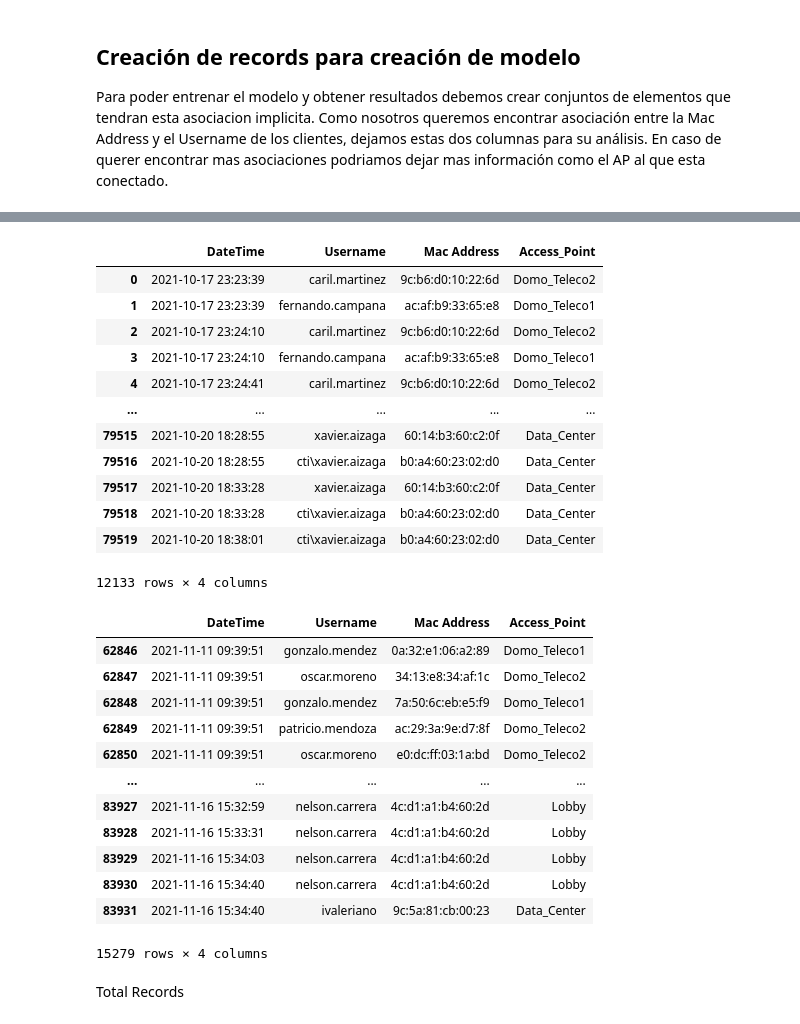
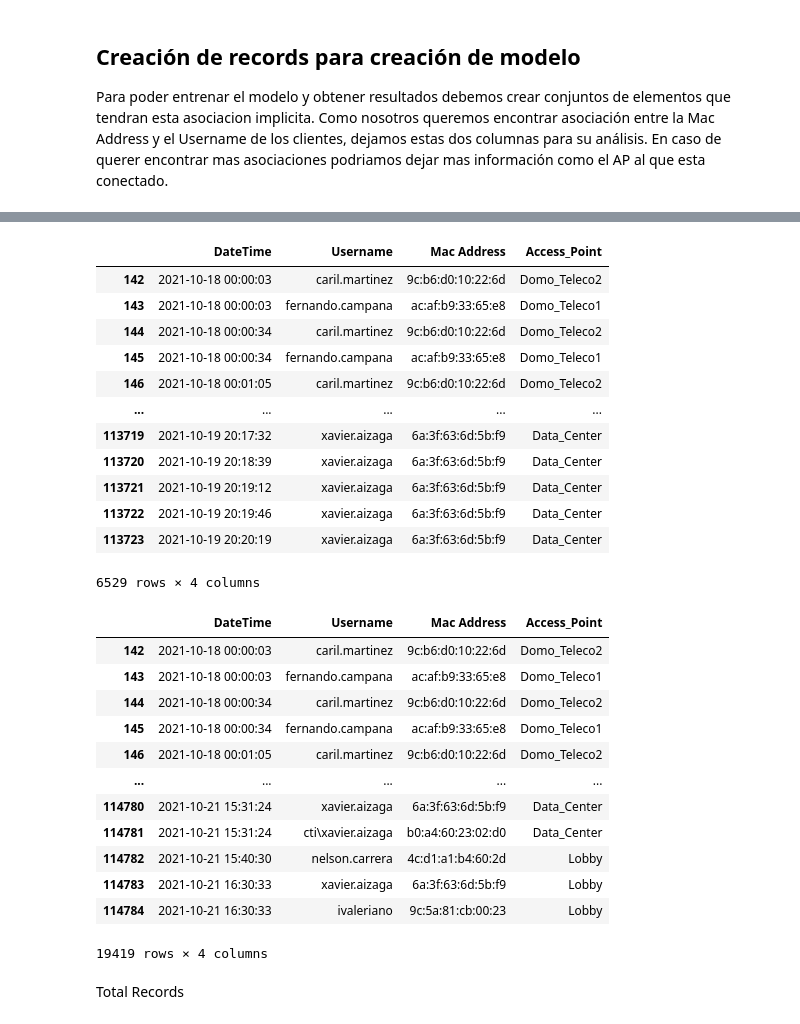
Before and after one commit to aforocti/Aplicacion_deep_learning, a Jupyter notebook: ml_analysis.ipynb, the cells around one changed output, grey strips where cells are left out. Cells and saved outputs as stored; diff of their text form; code cells hidden in the pictures.

```diff
--- a/ml_analysis.ipynb
+++ b/ml_analysis.ipynb
@@ -103,44 +108,44 @@ DateTime
 Name: DateTime, dtype: datetime64[ns]
 # %%
-date_start = datetime.datetime.strptime("17/10/2021 00:00:00", '%d/%m/%Y %H:%M:%S')
-date_end = datetime.datetime.strptime("21/10/2021 00:00:00", '%d/%m/%Y %H:%M:%S')
+date_start = datetime.datetime.strptime("18/10/2021 00:00:00", '%d/%m/%Y %H:%M:%S')
+date_end = datetime.datetime.strptime("20/10/2021 00:00:00", '%d/%m/%Y %H:%M:%S')
 
 df_section1 = dataframe[(dataframe['DateTime'] > date_start) & (dataframe['DateTime'] < date_end)]
 df_section1
 # %% [output]
 |  | DateTime | Username | Mac Address | Access_Point |
-| 0 | 2021-10-17 23:23:39 | caril.martinez | 9c:b6:d0:10:22:6d | Domo_Teleco2 |
-| 1 | 2021-10-17 23:23:39 | fernando.campana | ac:af:b9:33:65:e8 | Domo_Teleco1 |
-| 2 | 2021-10-17 23:24:10 | caril.martinez | 9c:b6:d0:10:22:6d | Domo_Teleco2 |
-| 3 | 2021-10-17 23:24:10 | fernando.campana | ac:af:b9:33:65:e8 | Domo_Teleco1 |
-| 4 | 2021-10-17 23:24:41 | caril.martinez | 9c:b6:d0:10:22:6d | Domo_Teleco2 |
+| 142 | 2021-10-18 00:00:03 | caril.martinez | 9c:b6:d0:10:22:6d | Domo_Teleco2 |
+| 143 | 2021-10-18 00:00:03 | fernando.campana | ac:af:b9:33:65:e8 | Domo_Teleco1 |
+| 144 | 2021-10-18 00:00:34 | caril.martinez | 9c:b6:d0:10:22:6d | Domo_Teleco2 |
+| 145 | 2021-10-18 00:00:34 | fernando.campana | ac:af:b9:33:65:e8 | Domo_Teleco1 |
+| 146 | 2021-10-18 00:01:05 | caril.martinez | 9c:b6:d0:10:22:6d | Domo_Teleco2 |
 | ... | ... | ... | ... | ... |
-| 79515 | 2021-10-20 18:28:55 | xavier.aizaga | 60:14:b3:60:c2:0f | Data_Center |
-| 79516 | 2021-10-20 18:28:55 | cti\xavier.aizaga | b0:a4:60:23:02:d0 | Data_Center |
-| 79517 | 2021-10-20 18:33:28 | xavier.aizaga | 60:14:b3:60:c2:0f | Data_Center |
-| 79518 | 2021-10-20 18:33:28 | cti\xavier.aizaga | b0:a4:60:23:02:d0 | Data_Center |
-| 79519 | 2021-10-20 18:38:01 | cti\xavier.aizaga | b0:a4:60:23:02:d0 | Data_Center |
+| 113719 | 2021-10-19 20:17:32 | xavier.aizaga | 6a:3f:63:6d:5b:f9 | Data_Center |
+| 113720 | 2021-10-19 20:18:39 | xavier.aizaga | 6a:3f:63:6d:5b:f9 | Data_Center |
+| 113721 | 2021-10-19 20:19:12 | xavier.aizaga | 6a:3f:63:6d:5b:f9 | Data_Center |
+| 113722 | 2021-10-19 20:19:46 | xavier.aizaga | 6a:3f:63:6d:5b:f9 | Data_Center |
+| 113723 | 2021-10-19 20:20:19 | xavier.aizaga | 6a:3f:63:6d:5b:f9 | Data_Center |
-12133 rows × 4 columns
+6529 rows × 4 columns
 # %%
-date_start = datetime.datetime.strptime("11/11/2021 00:00:00", '%d/%m/%Y %H:%M:%S')
-date_end = datetime.datetime.strptime("17/11/2021 00:00:00", '%d/%m/%Y %H:%M:%S')
+date_start = datetime.datetime.strptime("18/10/2021 00:00:00", '%d/%m/%Y %H:%M:%S')
+date_end = datetime.datetime.strptime("22/10/2021 00:00:00", '%d/%m/%Y %H:%M:%S')
 
 df_section2 = dataframe[(dataframe['DateTime'] > date_start) & (dataframe['DateTime'] < date_end)]
 df_section2
 # %% [output]
 |  | DateTime | Username | Mac Address | Access_Point |
-| 62846 | 2021-11-11 09:39:51 | gonzalo.mendez | 0a:32:e1:06:a2:89 | Domo_Teleco1 |
-| 62847 | 2021-11-11 09:39:51 | oscar.moreno | 34:13:e8:34:af:1c | Domo_Teleco2 |
-| 62848 | 2021-11-11 09:39:51 | gonzalo.mendez | 7a:50:6c:eb:e5:f9 | Domo_Teleco1 |
-| 62849 | 2021-11-11 09:39:51 | patricio.mendoza | ac:29:3a:9e:d7:8f | Domo_Teleco2 |
-| 62850 | 2021-11-11 09:39:51 | oscar.moreno | e0:dc:ff:03:1a:bd | Domo_Teleco2 |
+| 142 | 2021-10-18 00:00:03 | caril.martinez | 9c:b6:d0:10:22:6d | Domo_Teleco2 |
+| 143 | 2021-10-18 00:00:03 | fernando.campana | ac:af:b9:33:65:e8 | Domo_Teleco1 |
+| 144 | 2021-10-18 00:00:34 | caril.martinez | 9c:b6:d0:10:22:6d | Domo_Teleco2 |
+| 145 | 2021-10-18 00:00:34 | fernando.campana | ac:af:b9:33:65:e8 | Domo_Teleco1 |
+| 146 | 2021-10-18 00:01:05 | caril.martinez | 9c:b6:d0:10:22:6d | Domo_Teleco2 |
 | ... | ... | ... | ... | ... |
-| 83927 | 2021-11-16 15:32:59 | nelson.carrera | 4c:d1:a1:b4:60:2d | Lobby |
-| 83928 | 2021-11-16 15:33:31 | nelson.carrera | 4c:d1:a1:b4:60:2d | Lobby |
-| 83929 | 2021-11-16 15:34:03 | nelson.carrera | 4c:d1:a1:b4:60:2d | Lobby |
-| 83930 | 2021-11-16 15:34:40 | nelson.carrera | 4c:d1:a1:b4:60:2d | Lobby |
-| 83931 | 2021-11-16 15:34:40 | ivaleriano | 9c:5a:81:cb:00:23 | Data_Center |
+| 114780 | 2021-10-21 15:31:24 | xavier.aizaga | 6a:3f:63:6d:5b:f9 | Data_Center |
+| 114781 | 2021-10-21 15:31:24 | cti\xavier.aizaga | b0:a4:60:23:02:d0 | Data_Center |
+| 114782 | 2021-10-21 15:40:30 | nelson.carrera | 4c:d1:a1:b4:60:2d | Lobby |
+| 114783 | 2021-10-21 16:30:33 | xavier.aizaga | 6a:3f:63:6d:5b:f9 | Lobby |
+| 114784 | 2021-10-21 16:30:33 | ivaleriano | 9c:5a:81:cb:00:23 | Lobby |
-15279 rows × 4 columns
+19419 rows × 4 columns
 # %% [markdown]
 Total Records
 # %%
```
Also changed, not shown: parts of 49 cells of this notebook, 8 other files.
